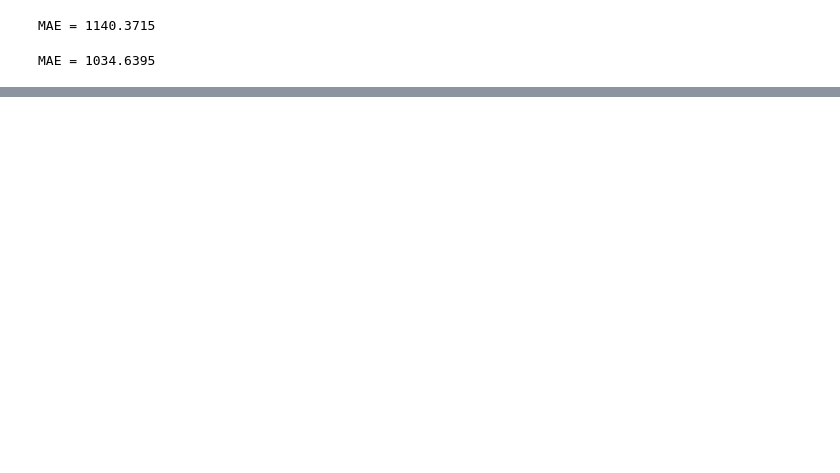
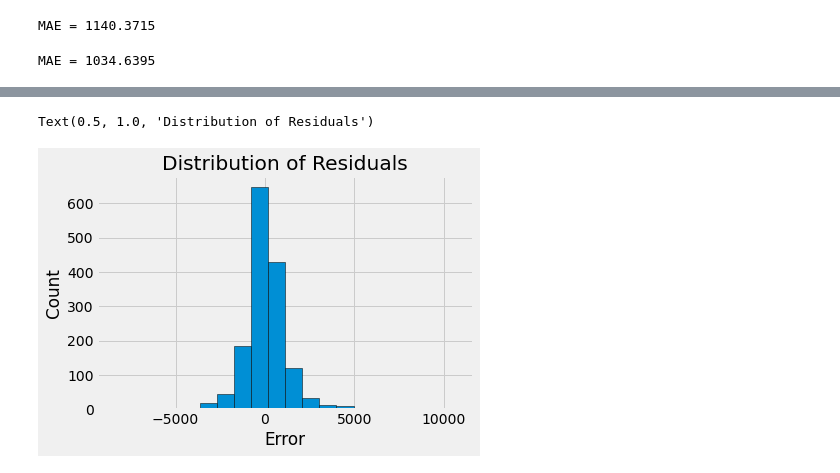
Before and after one commit to Samantha-Jarrett/Machine_Learning, a Jupyter notebook: car_prices.ipynb, the cells around one changed output, grey strips where cells are left out. Drawn from its saved outputs; the diff is of its cells as text; code cells hidden in the pictures; blank space fills up the shorter version.

```diff
--- a/car_prices.ipynb
+++ b/car_prices.ipynb
@@ -385,0 +441,11 @@ Text(0.5, 0, 'Mean Absolute Error')
+# %%
+figsize = (6, 8)
+
+residuals = final_pred - y_test
+plt.hist(residuals, bins = 20, edgecolor = 'black')
+plt.xlabel('Error')
+plt.ylabel('Count')
+plt.title('Distribution of Residuals')
+# %% [output]
+Text(0.5, 1.0, 'Distribution of Residuals')
+[figure, added]
```
Also changed, not shown: parts of 11 cells of this notebook.
